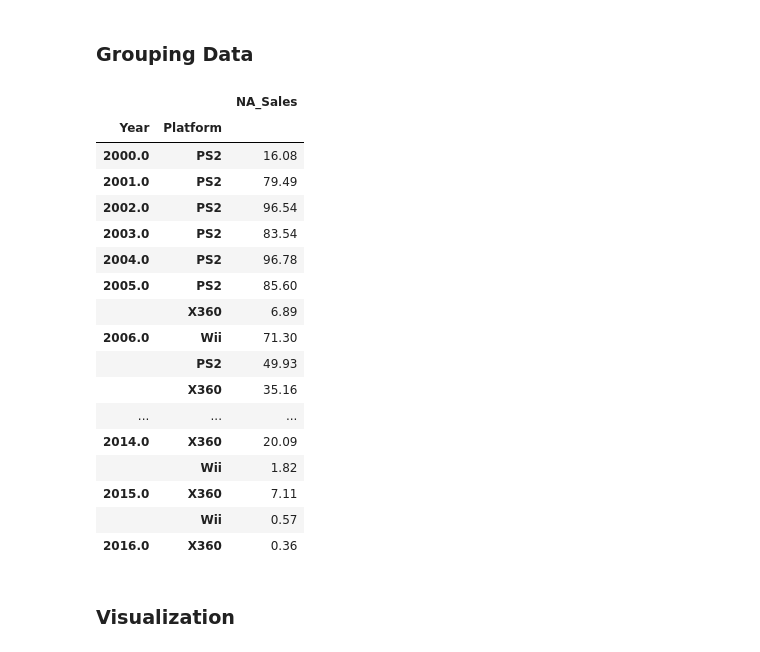
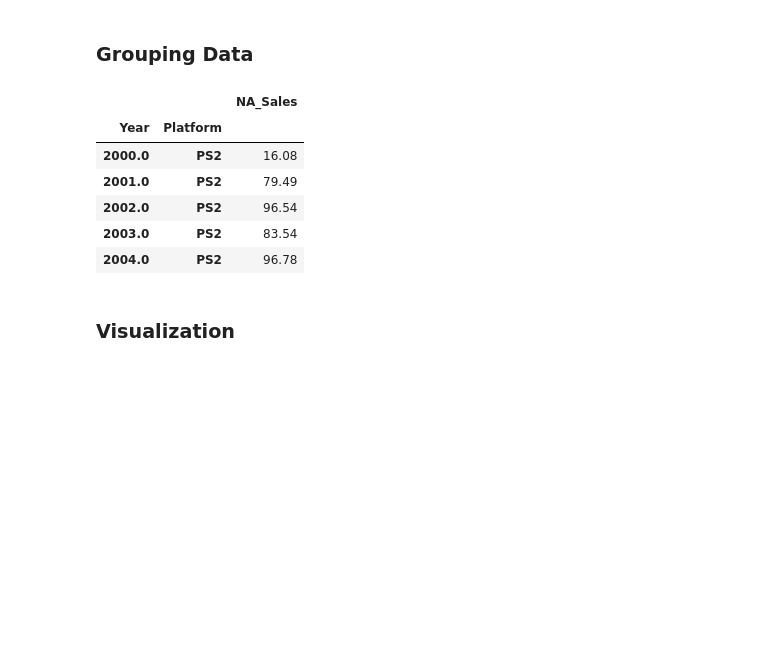
Before and after one commit to shrike03/Games-sales-for-platforms, a Jupyter notebook: Games.ipynb, the cells around one changed output. Drawn from its saved outputs; the diff is of its cells as text; code cells hidden in the pictures; blank space fills up the shorter version.

```diff
--- a/Games.ipynb
+++ b/Games.ipynb
@@ -193,27 +181,16 @@ sort_values = ['Year', 'NA_Sales']  # Columns by which the data will be sorted,
 # %%
 na_platform = grouping(df_org=df_org,category=category,group_key=group_key,
                 sort_values=sort_values,asc=asc,value_type=value_type,
                 display_mode=display_mode,n_plt=n_plt,n_disp=n_disp)
-na_platform
+na_platform.head()
 # %% [output]
 |  |  | NA_Sales |
 | Year | Platform |  |
 | 2000.0 | PS2 | 16.08 |
 | 2001.0 | PS2 | 79.49 |
 | 2002.0 | PS2 | 96.54 |
 | 2003.0 | PS2 | 83.54 |
 | 2004.0 | PS2 | 96.78 |
-| 2005.0 | PS2 | 85.60 |
-|  | X360 | 6.89 |
-| 2006.0 | Wii | 71.30 |
-|  | PS2 | 49.93 |
-|  | X360 | 35.16 |
-| ... | ... | ... |
-| 2014.0 | X360 | 20.09 |
-|  | Wii | 1.82 |
-| 2015.0 | X360 | 7.11 |
-|  | Wii | 0.57 |
-| 2016.0 | X360 | 0.36 |
 # %% [markdown]
 ### Visualization
 # %%
```
Also changed, not shown: parts of 12 cells of this notebook, 1 other file.
